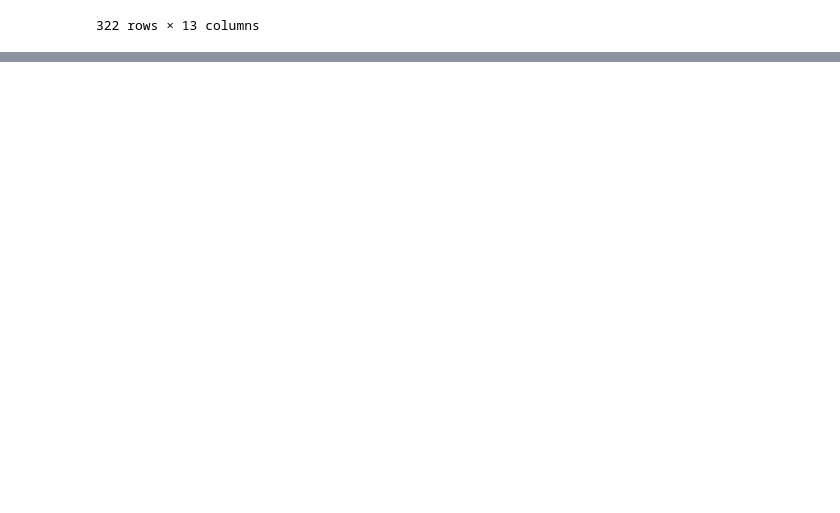
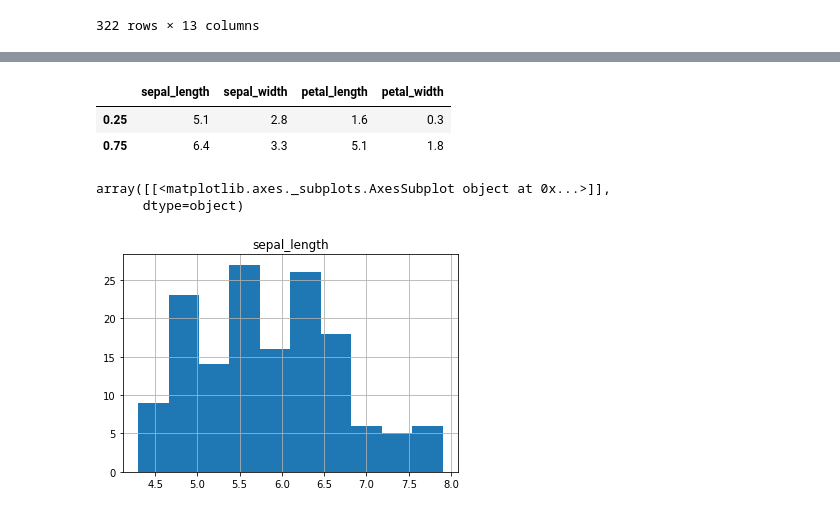
Before and after one commit to rukhaiyarshivam/iNeuronAssignment, a Jupyter notebook: practice.ipynb, the cells around one changed output, grey strips where cells are left out. Cells and saved outputs as stored; diff of their text form; code cells hidden in the pictures; blank space fills up the shorter version.

```diff
--- a/practice.ipynb
+++ b/practice.ipynb
@@ -1142,0 +1284,2 @@ titanic.loc[(titanic['Survived']==0) & (titanic['Age'] < 40.0)]
+# %%
+iris= pd.read_csv('https://gist.githubusercontent.com/curran/a08a1080b88344b0c8a7/raw/0e7a9b0a5d22642a06d3d5b9bcbad9890c8ee534/iris.csv')
@@ -1142,0 +1300,12 @@ titanic.loc[(titanic['Survived']==0) & (titanic['Age'] < 40.0)]
+# %%
+iris.quantile([0.25,0.75])
+# %% [output]
+|  | sepal_length | sepal_width | petal_length | petal_width |
+| 0.25 | 5.1 | 2.8 | 1.6 | 0.3 |
+| 0.75 | 6.4 | 3.3 | 5.1 | 1.8 |
+# %%
+iris.hist(column=['sepal_length'],bins=10)
+# %% [output]
+array([[<matplotlib.axes._subplots.AxesSubplot object at 0x...>]],
+      dtype=object)
+[figure, added]
```
Also changed, not shown: parts of 102 cells of this notebook, 6 other files.
